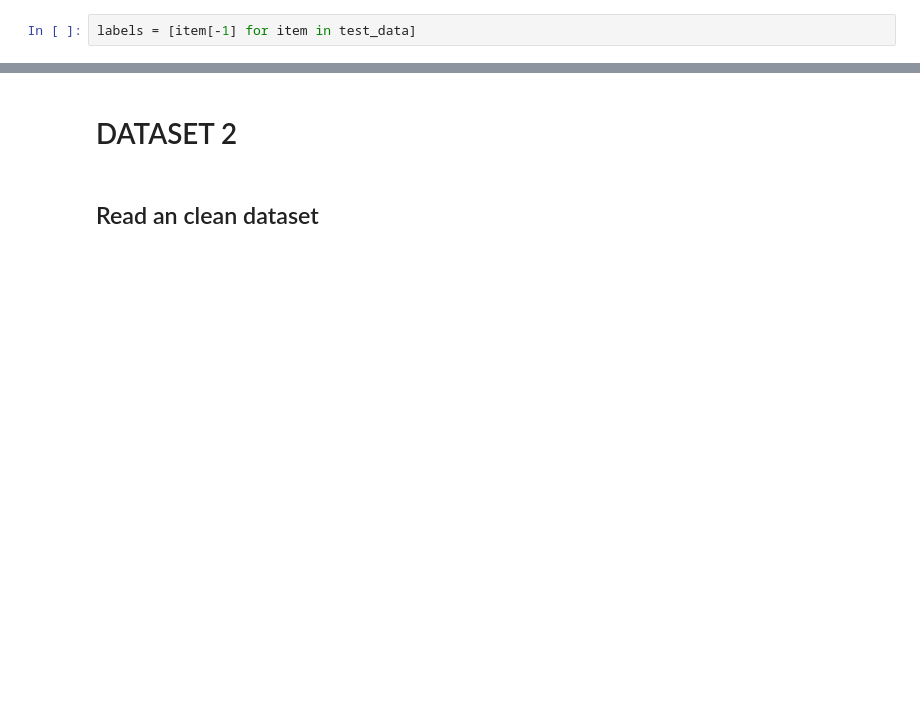
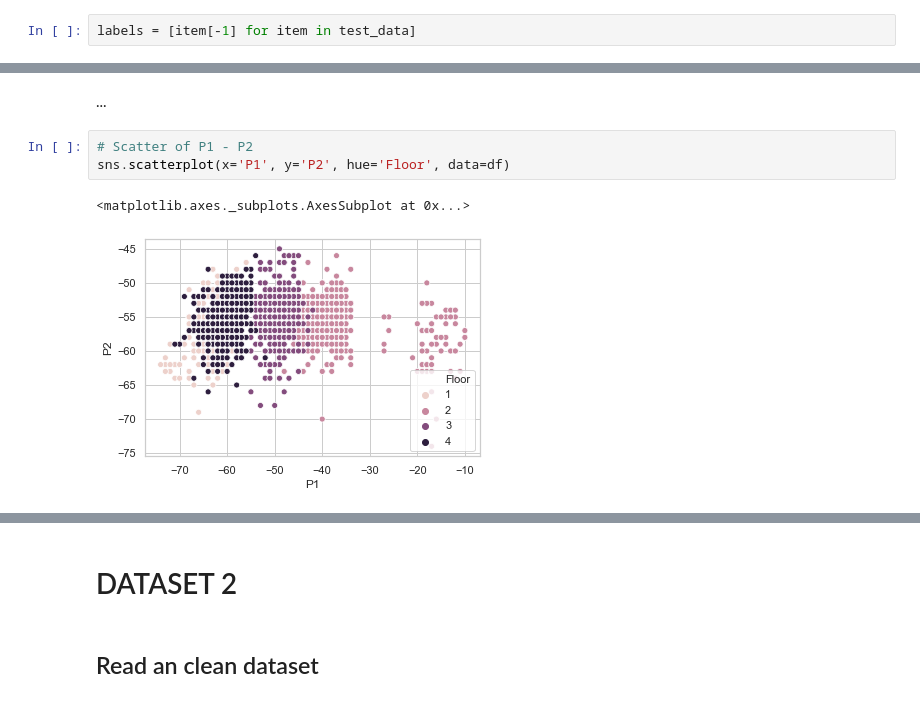
Before and after one commit to luisblazquezm/mii2-classification-models-study, a Jupyter notebook: notebooks/naive-bayes.ipynb, the cells around one changed output, grey strips where cells are left out. Cells and saved outputs as stored; diff of their text form; blank space fills up the shorter version.

```diff
--- a/notebooks/naive-bayes.ipynb
+++ b/notebooks/naive-bayes.ipynb
@@ -231,0 +321,8 @@ model.visualize(labels, predictions, 'Location')
+# %% [markdown]
+...
+# %%
+# Scatter of P1 - P2
+sns.scatterplot(x='P1', y='P2', hue='Floor', data=df)
+# %% [output]
+<matplotlib.axes._subplots.AxesSubplot at 0x...>
+[figure, added]
```
Also changed, not shown: parts of 38 cells of this notebook, 3 other files.
